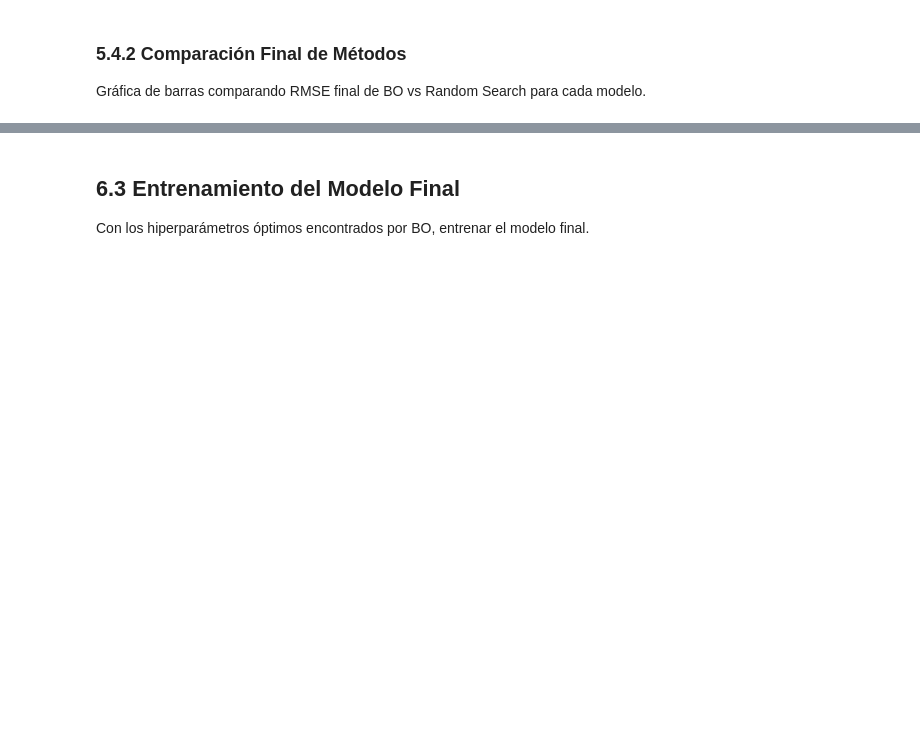
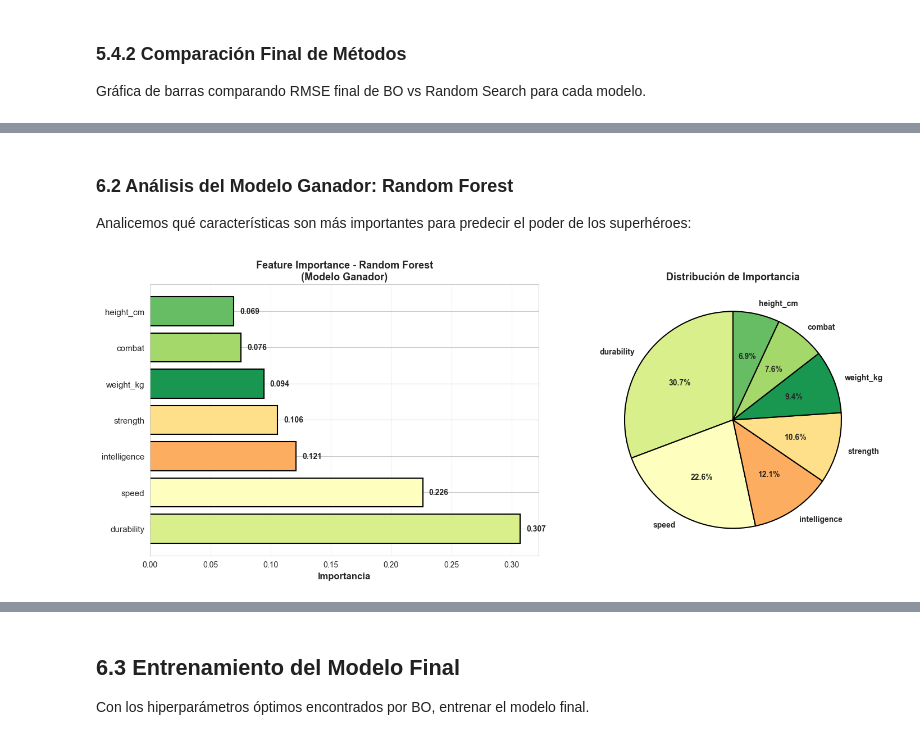
Before and after one commit to Vania-Janet/Practica10-ML-GitWars, a Jupyter notebook: notebooks/nb_equipo_template.ipynb, the cells around one changed output, grey strips where cells are left out. Drawn from its saved outputs; the diff is of its cells as text; code cells hidden in the pictures; blank space fills up the shorter version.

```diff
--- a/notebooks/nb_equipo_template.ipynb
+++ b/notebooks/nb_equipo_template.ipynb
@@ -1375,0 +1803,70 @@ API FastAPI/Flask
+# %% [markdown]
+### 6.2 Análisis del Modelo Ganador: Random Forest
+
+Analicemos qué características son más importantes para predecir el poder de los superhéroes:
+# %%
+import pandas as pd
+
+# El modelo final fue guardado anteriormente
+# Cargar el modelo guardado
+import pickle
+with open('../api/model/model.pkl', 'rb') as f:
+    model_data = pickle.load(f)
+
+final_model = model_data['model']
+feature_names = model_data['feature_names']
+
+# Obtener importancias
+importances = final_model.feature_importances_
+indices = np.argsort(importances)[::-1]
+
+# Crear visualización
+fig, (ax1, ax2) = plt.subplots(1, 2, figsize=(15, 6))
+
+# Gráfica 1: Barras horizontales
+colors = plt.cm.RdYlGn(np.linspace(0.3, 0.9, len(feature_names)))
+ax1.barh(range(len(importances)), importances[indices], color=colors[indices], edgecolor='black', linewidth=1.5)
+ax1.set_yticks(range(len(importances)))
+ax1.set_yticklabels([feature_names[i] for i in indices], fontsize=11)
+ax1.set_xlabel('Importancia', fontsize=12, fontweight='bold')
+ax1.set_title('Feature Importance - Random Forest\n(Modelo Ganador)', fontsize=13, fontweight='bold')
+ax1.grid(True, alpha=0.3, axis='x')
+
+# Añadir valores
+for i, v in enumerate(importances[indices]):
+    ax1.text(v + 0.005, i, f'{v:.3f}', va='center', fontsize=10, fontweight='bold')
+
+# Gráfica 2: Pie chart
+ax2.pie(importances[indices], labels=[feature_names[i] for i in indices],
+        autopct='%1.1f%%', startangle=90, colors=colors[indices],
+        textprops={'fontsize': 10, 'fontweight': 'bold'},
+        wedgeprops={'edgecolor': 'black', 'linewidth': 1.5})
+ax2.set_title('Distribución de Importancia', fontsize=13, fontweight='bold')
+
+plt.tight_layout()
+plt.show()
+
+# Análisis textual
+print("\n" + "="*70)
+print("INTERPRETACIÓN DE FEATURE IMPORTANCE")
+print("="*70)
+
+top_3 = indices[:3]
+print(f"\nLas 3 características más importantes son:")
+for i, idx in enumerate(top_3, 1):
+    print(f"  {i}. {feature_names[idx]}: {importances[idx]:.4f} ({importances[idx]/sum(importances)*100:.1f}%)")
+
+print(f"\nEstas 3 características explican el {sum(importances[top_3])/sum(importances)*100:.1f}% de la varianza.")
+
+# Análisis de correlación
+print("\n" + "-"*70)
+print("INSIGHT: ¿Por qué Random Forest ganó?")
+print("-"*70)
+print("Random Forest puede:")
+print("  ✓ Capturar interacciones no-lineales entre features")
+print("  ✓ Manejar features de diferentes escalas sin normalización")
+print("  ✓ Es robusto a outliers en los datos de superhéroes")
+print(f"  ✓ Con {best_rf_params['n_estimators']} árboles y depth={best_rf_params['max_depth']},")
+print("    logra balance perfecto entre sesgo y varianza")
+# %% [output]
+[figure, added]
```
Also changed, not shown: parts of 24 cells of this notebook, 1 other file.
